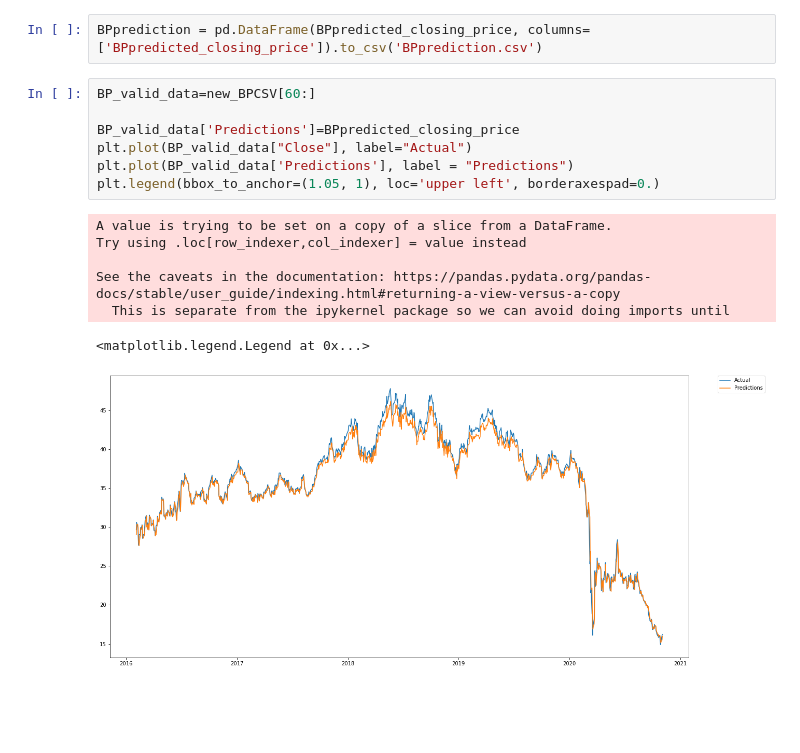
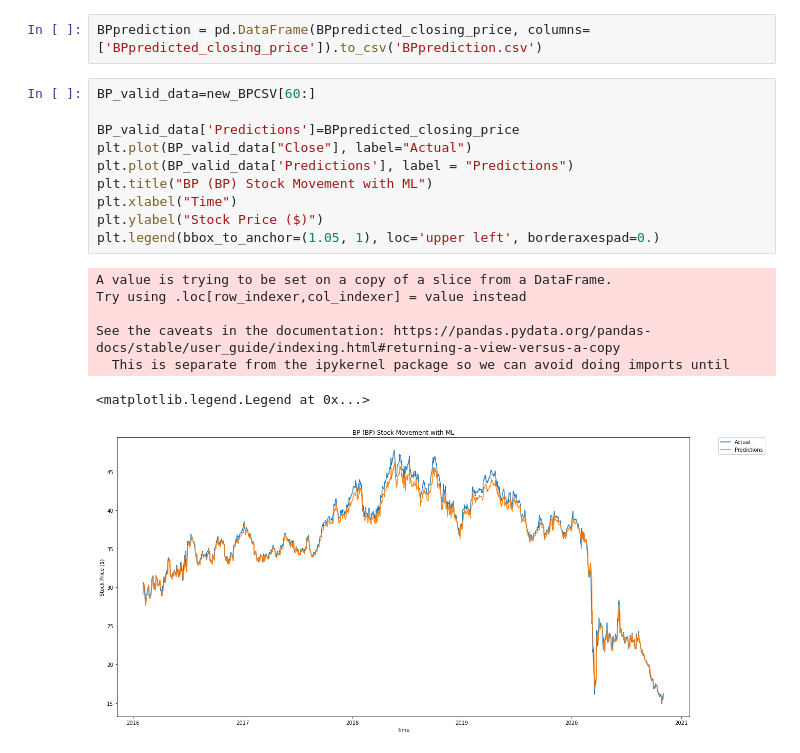
Before and after one commit to rjcline07/Final_Project, a Jupyter notebook: model.ipynb, the cells around one changed output. Drawn from its saved outputs; the diff is of its cells as text; blank space fills up the shorter version.

```diff
--- a/model.ipynb
+++ b/model.ipynb
@@ -828,15 +861,18 @@ BPprediction = pd.DataFrame(BPpredicted_closing_price, columns=['BPpredicted_clo
 # %%
 BP_valid_data=new_BPCSV[60:]
 
 BP_valid_data['Predictions']=BPpredicted_closing_price
 plt.plot(BP_valid_data["Close"], label="Actual")
 plt.plot(BP_valid_data['Predictions'], label = "Predictions")
+plt.title("BP (BP) Stock Movement with ML")
+plt.xlabel("Time")
+plt.ylabel("Stock Price ($)")
 plt.legend(bbox_to_anchor=(1.05, 1), loc='upper left', borderaxespad=0.)
 # %% [output]
 A value is trying to be set on a copy of a slice from a DataFrame.
 Try using .loc[row_indexer,col_indexer] = value instead
 
 See the caveats in the documentation: https://pandas.pydata.org/pandas-docs/stable/user_guide/indexing.html#returning-a-view-versus-a-copy
   This is separate from the ipykernel package so we can avoid doing imports until
 <matplotlib.legend.Legend at 0x...>
-[figure, old version]
+[figure, new version]
```
Also changed, not shown: parts of 11 cells of this notebook.
